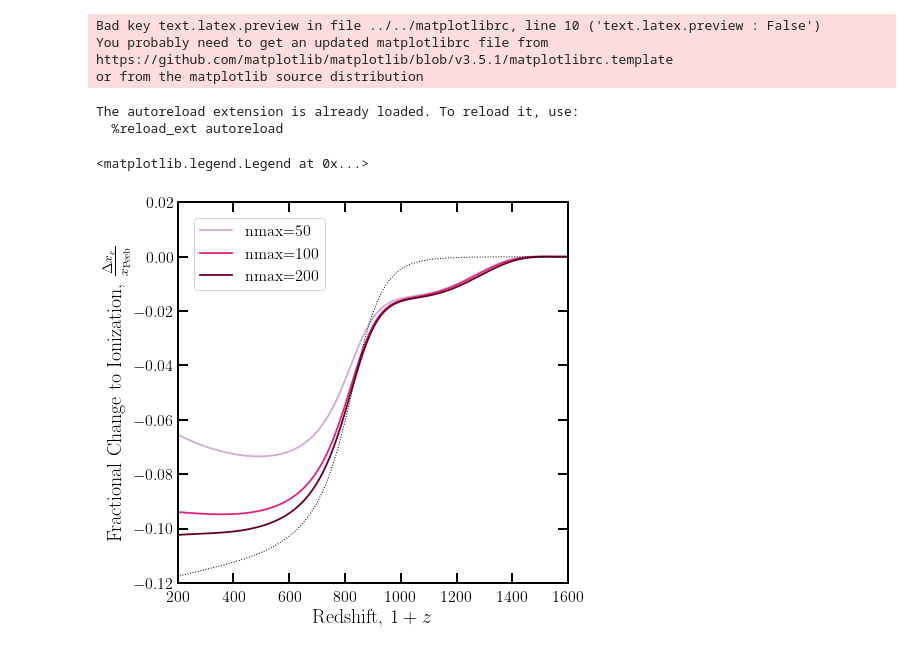
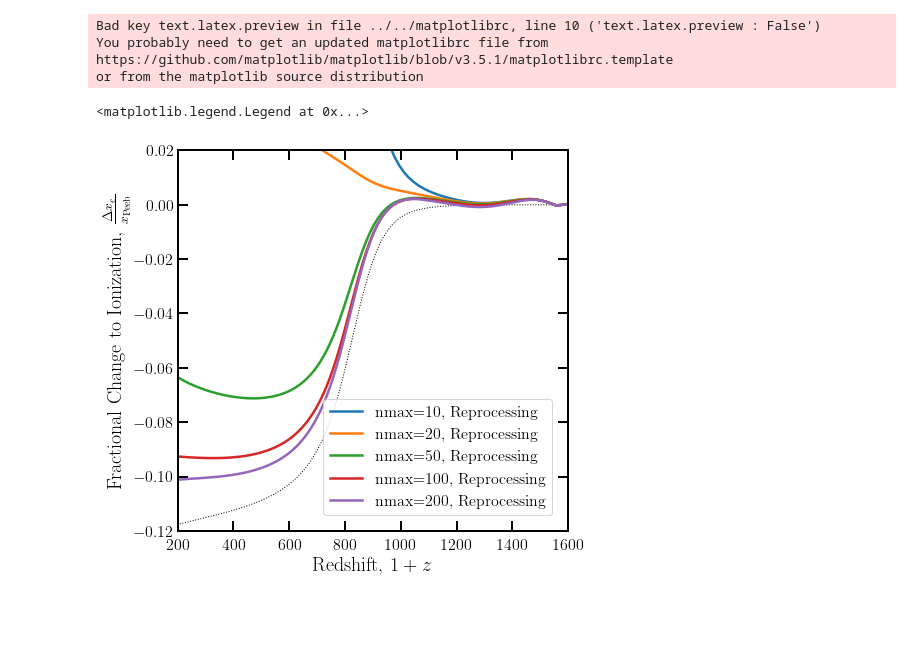
Before and after one commit to hongwanliu/DarkHistory, a Jupyter notebook: examples/DH_Upgrade/New_Results/xe_comparison.ipynb, the cells around one changed output. Saved outputs shown, nothing was run; the diff lists cells and outputs as text; code cells hidden in the pictures; blank space fills up the shorter version.

```diff
--- a/examples/DH_Upgrade/New_Results/xe_comparison.ipynb
+++ b/examples/DH_Upgrade/New_Results/xe_comparison.ipynb
@@ -1,5 +6,6 @@
 # %%
-%load_ext autoreload
+%autoreload
+
 import pickle
 import sys
 sys.path.append('../../..')
@@ -14,57 +20,69 @@ from matplotlib.pyplot import cm
 import matplotlib.colors as colors
 %matplotlib inline
 
-output_dir = '/scratch/gpfs/hongwanl/DarkHistory/full_distortion/scratch/'
+output_dir = '/scratch/gpfs/hongwanl/DarkHistory/nmax_convergence/'
 # %% [output]
 Bad key text.latex.preview in file ../../matplotlibrc, line 10 ('text.latex.preview : False')
 You probably need to get an updated matplotlibrc file from
 https://github.com/matplotlib/matplotlib/blob/v3.5.1/matplotlibrc.template
 or from the matplotlib source distribution
-The autoreload extension is already loaded. To reload it, use:
-  %reload_ext autoreload
-# %%
-nmax_convergence_data = pickle.load(open(output_dir+'nmax_convergence.dat', 'rb'))
-
-rs_list = np.exp(np.arange(np.log(2e3), 5., -.001*4))
-
-nmax_list = [50,100,200]#,300]
+# %%
+nmax_convergence_no_repro = pickle.load(open(output_dir+'nmax_convergence_no_reprocessing.dat', 'rb'))
+
+rs_list = np.exp(np.arange(np.log(2e3), 5., -.001*4))
+
+nmax_list = [50,100,200]#,300]
+
+with_repro_nmax_10 = pickle.load(open(output_dir+'log10mDM_8.0000_phot_decay_log10param_40.0000_std_distort_nmax_10_no_reion_ind_0.p', 'rb'))
+with_repro_nmax_20 = pickle.load(open(output_dir+'log10mDM_8.0000_phot_decay_log10param_40.0000_std_distort_nmax_20_no_reion_ind_0.p', 'rb'))
+with_repro_nmax_50 = pickle.load(open(output_dir+'log10mDM_8.0000_phot_decay_log10param_40.0000_std_distort_nmax_50_no_reion_ind_0.p', 'rb'))
+with_repro_nmax_100 = pickle.load(open(output_dir+'log10mDM_8.0000_phot_decay_log10param_40.0000_std_distort_nmax_100_no_reion_ind_0.p', 'rb'))
+with_repro_nmax_200 = pickle.load(open(output_dir+'log10mDM_8.0000_phot_decay_log10param_40.0000_std_distort_nmax_200_no_reion_ind_0.p', 'rb'))
 # %%
-baseline = nmax_convergence_data[0]
-fudge    = nmax_convergence_data[1]
-nmax_convergence_alt = nmax_convergence_data[2]
+baseline = nmax_convergence_no_repro[0]
+fudge    = nmax_convergence_no_repro[1]
+nmax_convergence_alt = nmax_convergence_no_repro[2]
+
+baseline_int = interp1d(rs_list, baseline[:,1], bounds_error=False)
 # %%
 plt.figure(figsize=(7,7))
 plt.axis([200,1600, -.12,.02])
 ax = plt.gca()
 
 color = iter(plt.cm.PuRd(np.linspace(0.3, 1, len(nmax_list))))
 
 
-for i,nmax in enumerate(nmax_list):
-    c = next(color)
-    ax.plot(rs_list, nmax_convergence_alt[nmax][:,1]/baseline[:,1]-1,
-            linewidth = 1.8, label=r'nmax='+str(nmax), c=c)
+# for i,nmax in enumerate(nmax_list):
+#     c = next(color)
+#     ax.plot(rs_list, nmax_convergence_alt[nmax][:,1]/baseline[:,1]-1,
+#             linewidth = 1.8, label=r'nmax='+str(nmax), c=c)
 
 
 ax.plot(rs_list, fudge[:,1] / baseline[:,1] - 1, linewidth=1, linestyle=':', c='k')
 
+
+ax.plot(with_repro_nmax_10['data'][-1]['rs'], with_repro_nmax_10['data'][-1]['x'][:,0] / baseline_int(with_repro_nmax_10['data'][-1]['rs']) - 1., label='nmax=10, Reprocessing')
+ax.plot(with_repro_nmax_20['data'][-1]['rs'], with_repro_nmax_20['data'][-1]['x'][:,0] / baseline_int(with_repro_nmax_20['data'][-1]['rs']) - 1., label='nmax=20, Reprocessing')
+ax.plot(with_repro_nmax_50['data'][-1]['rs'], with_repro_nmax_50['data'][-1]['x'][:,0] / baseline_int(with_repro_nmax_50['data'][-1]['rs']) - 1., label='nmax=50, Reprocessing')
+ax.plot(with_repro_nmax_100['data'][-1]['rs'], with_repro_nmax_100['data'][-1]['x'][:,0] / baseline_int(with_repro_nmax_100['data'][-1]['rs']) - 1., label='nmax=100, Reprocessing')
+ax.plot(with_repro_nmax_200['data'][-1]['rs'], with_repro_nmax_200['data'][-1]['x'][:,0] / baseline_int(with_repro_nmax_200['data'][-1]['rs']) - 1., label='nmax=200, Reprocessing')
 
 # ax.plot(rs_list, nmax_convergence_alt[50][:,1]/baseline[:,1]-1,
 #          linewidth = 1.8, label=r'$2s\to 1s$ BB')
 # ax.plot(rs_list, tmp/baseline[:,1]-1,
 #              linewidth = 1.8, label=r'$2s\to 1s$ vacuum')
 
 # hyrec plots
 lw = 1.2
 # ax.plot(EMLA_data[:,0], EMLA_data[:,1], color='black',
 #          linewidth = 2.0, linestyle = '--',
 #          label=r'Hyrec')
 
 
 # plot labels
 ax.set_xlabel(r'Redshift, $1+z$', fontsize=20)
 ax.set_ylabel(r'Fractional Change to Ionization, $\frac{\Delta x_e}{x_{\mathrm{Peeb}}}$', fontsize=20)
 ax.legend()
 # %% [output]
 <matplotlib.legend.Legend at 0x...>
-[figure, old version]
+[figure, new version]
```
Also changed, not shown: parts of 2 cells of this notebook, 18 other files.
